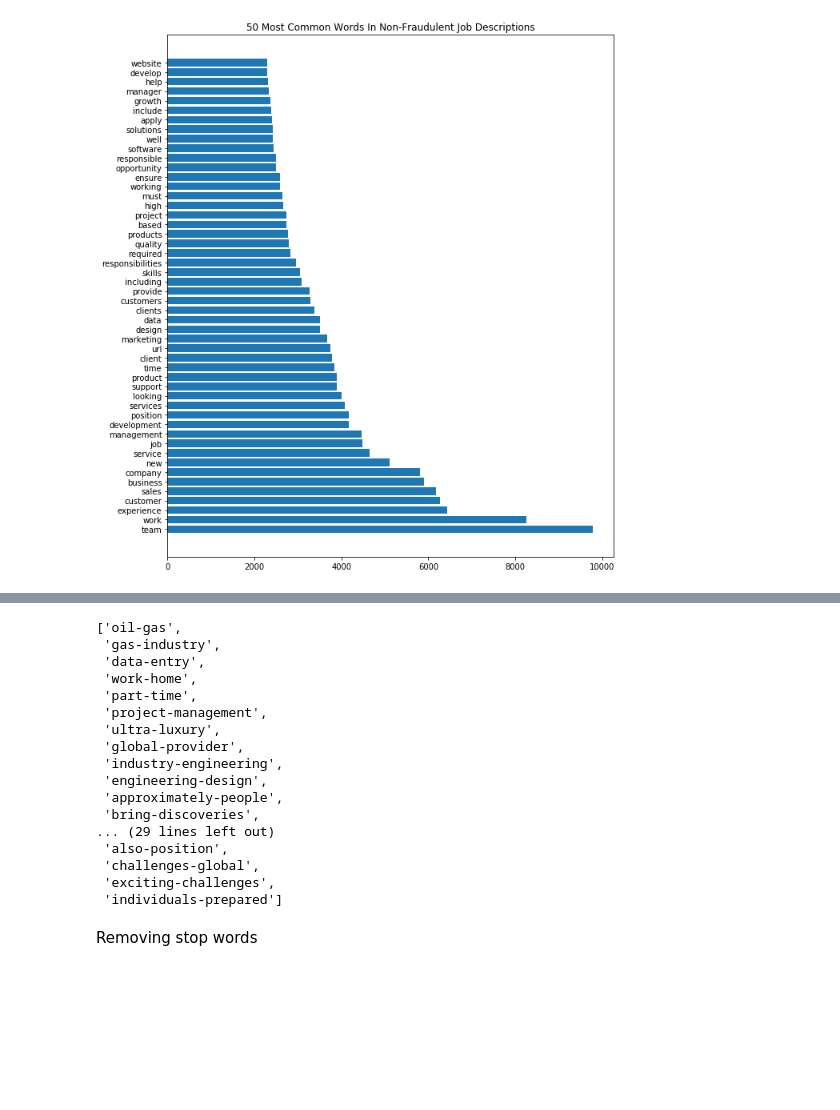
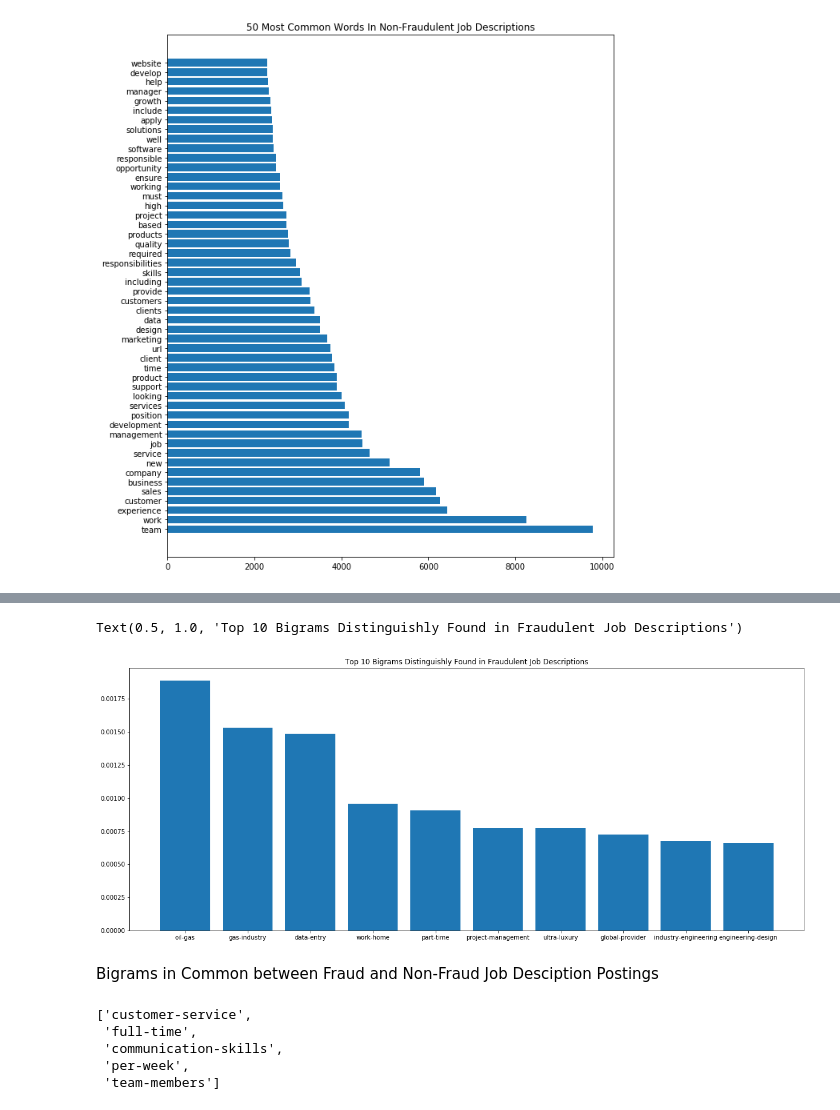
Before and after one commit to wplam107/NLP_Project, a Jupyter notebook: Mod 6 project EDA.ipynb, the cells around one changed output, grey strips where cells are left out. Saved outputs shown, nothing was run; the diff lists cells and outputs as text; code cells hidden in the pictures; blank space fills up the shorter version.

```diff
--- a/Mod 6 project EDA.ipynb
+++ b/Mod 6 project EDA.ipynb
@@ -459,0 +543,3 @@ def bigrams_not_in_common(bigram1,bigram2):
+# %%
+wnic = bigrams_not_in_common(fbigram, nfbigram)[:10]
+wnic
@@ -460,20 +557,19 @@ def bigrams_not_in_common(bigram1,bigram2):
+# %%
+wnic_freq ={wnic[0]: 0.0018892691963245127, wnic[1]: 0.0015334977242893772, wnic[2]: 0.0014844257971121171, wnic[3]:0.0009569025799565713, wnic[4]:0.0009078306527793113, wnic[5]:0.0007728828530418461, wnic[6]:0.0007728828530418461, wnic[7]:0.000723810925864586, wnic[8]:0.0006747389986873259, wnic[9]:0.000662471016893011    }
+# %%
+plt.figure(figsize=(20,8))
+plt.bar(wnic_freq.keys(), wnic_freq.values())
+plt.title('Top 10 Bigrams Distinguishly Found in Fraudulent Job Descriptions')
+# %% [output]
+Text(0.5, 1.0, 'Top 10 Bigrams Distinguishly Found in Fraudulent Job Descriptions')
+[figure, added]
+# %% [markdown]
+Bigrams in Common between Fraud and Non-Fraud Job Desciption Postings
 # %%
-bigrams_not_in_common(fbigram, nfbigram)
+bigrams_in_common(fbigram, nfbigram)
 # %% [output]
-['oil-gas',
- 'gas-industry',
- 'data-entry',
- 'work-home',
- 'part-time',
- 'project-management',
- 'ultra-luxury',
- 'global-provider',
- 'industry-engineering',
- 'engineering-design',
- 'approximately-people',
- 'bring-discoveries',
-... (29 lines left out)
- 'also-position',
- 'challenges-global',
- 'exciting-challenges',
- 'individuals-prepared']
+['customer-service',
+ 'full-time',
+ 'communication-skills',
+ 'per-week',
+ 'team-members']
@@ -493,2 +575,0 @@ def count_vectorize(description, vocab=None):
-# %% [markdown]
-Removing stop words
```
Also changed, not shown: parts of 31 cells of this notebook.
